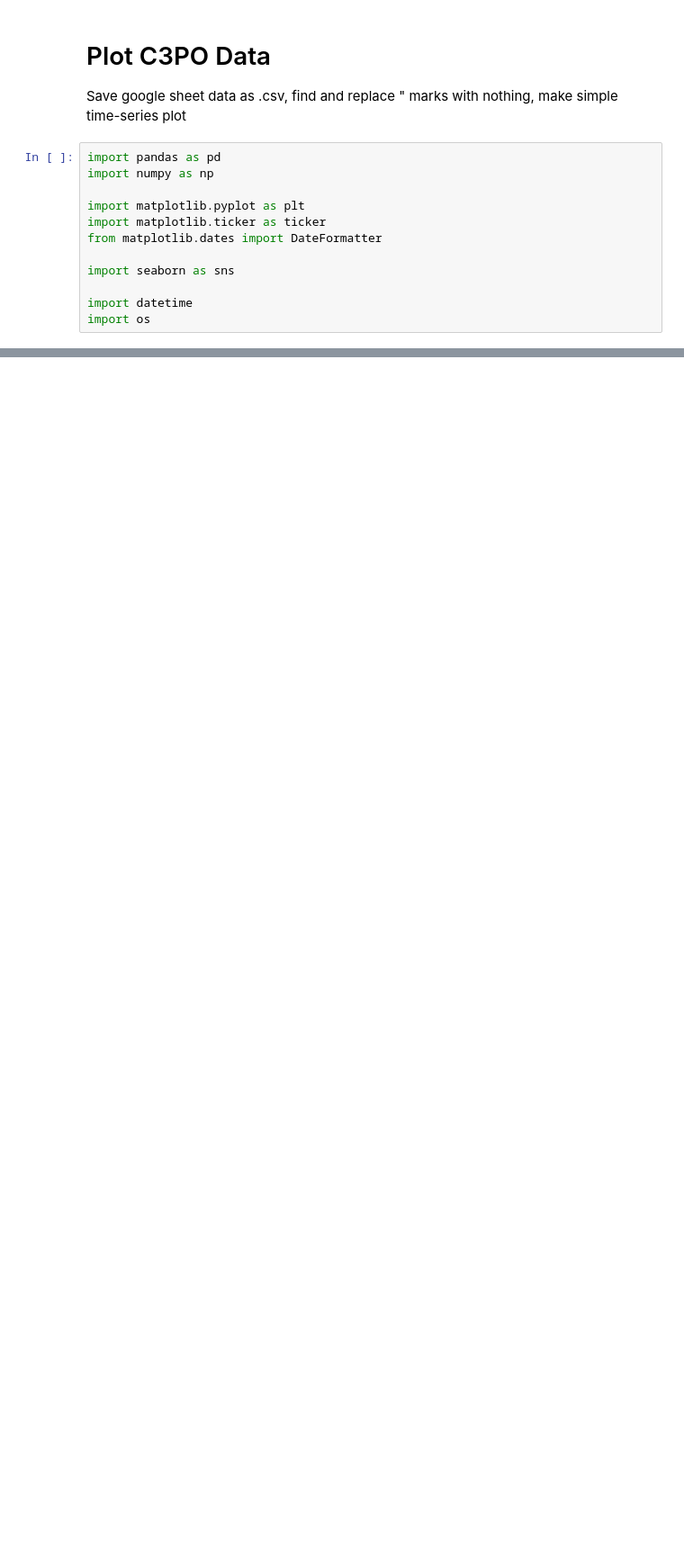
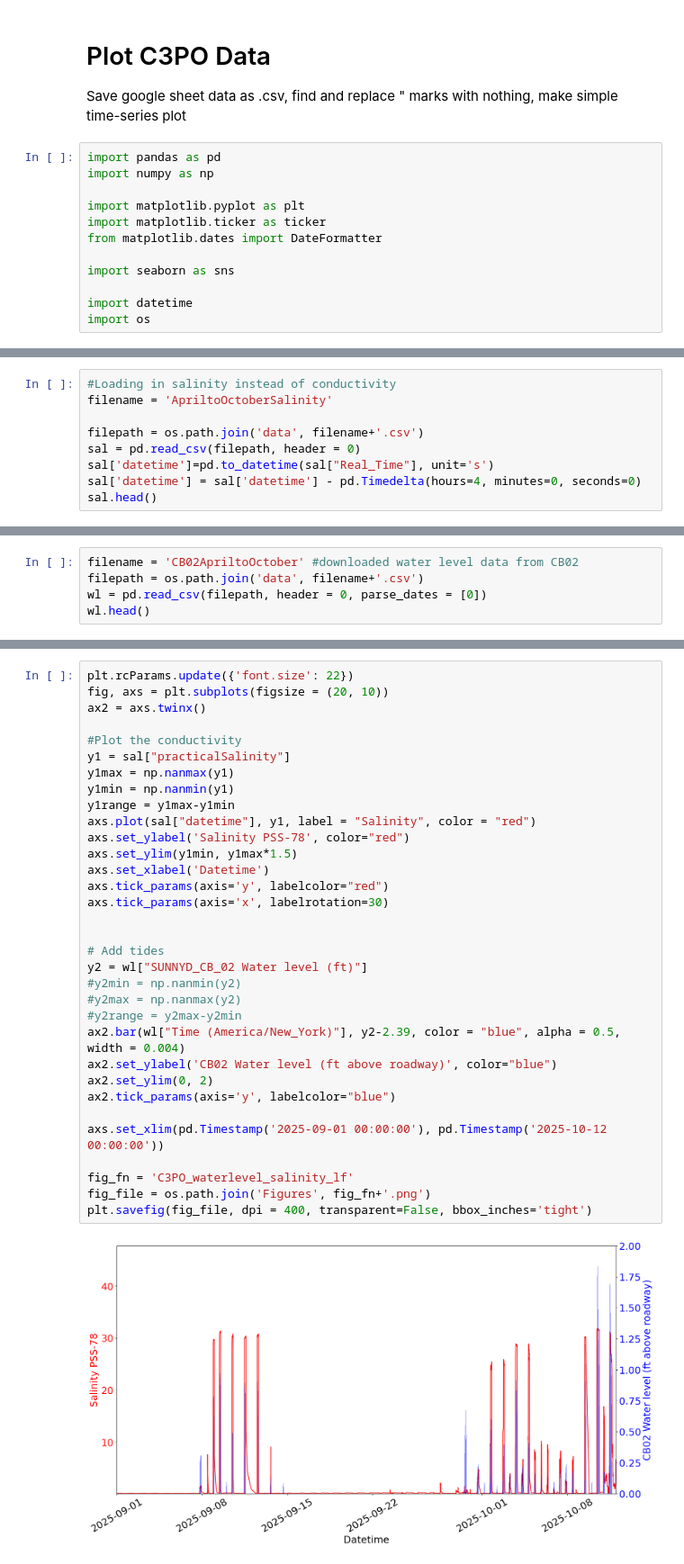
Before and after one commit to COAST-Lab/c3po, a Jupyter notebook: Data Analysis/c3po_gsheet_plot.ipynb, the cells around one changed output, grey strips where cells are left out. Shown at 90% size. Cells and saved outputs as stored; diff of their text form; blank space fills up the shorter version.

Commit message:
Added salinity data to recent plots

```diff
--- a/Data Analysis/c3po_gsheet_plot.ipynb
+++ b/Data Analysis/c3po_gsheet_plot.ipynb
@@ -38,0 +39,9 @@ plt.savefig('Figures/c3po_time-series_2025-Apr-Oct.png', dpi = 300)
+# %%
+#Loading in salinity instead of conductivity
+filename = 'ApriltoOctoberSalinity'
+
+filepath = os.path.join('data', filename+'.csv')
+sal = pd.read_csv(filepath, header = 0)
+sal['datetime']=pd.to_datetime(sal["Real_Time"], unit='s')
+sal['datetime'] = sal['datetime'] - pd.Timedelta(hours=4, minutes=0, seconds=0)
+sal.head()
@@ -38,0 +55,5 @@ plt.savefig('Figures/c3po_time-series_2025-Apr-Oct.png', dpi = 300)
+# %%
+filename = 'CB02ApriltoOctober' #downloaded water level data from CB02
+filepath = os.path.join('data', filename+'.csv')
+wl = pd.read_csv(filepath, header = 0, parse_dates = [0])
+wl.head()
@@ -38,0 +88,35 @@ plt.savefig('Figures/c3po_time-series_2025-Apr-Oct.png', dpi = 300)
+# %%
+plt.rcParams.update({'font.size': 22})
+fig, axs = plt.subplots(figsize = (20, 10))
+ax2 = axs.twinx()
+
+#Plot the conductivity
+y1 = sal["practicalSalinity"]
+y1max = np.nanmax(y1)
+y1min = np.nanmin(y1)
+y1range = y1max-y1min
+axs.plot(sal["datetime"], y1, label = "Salinity", color = "red")
+axs.set_ylabel('Salinity PSS-78', color="red")
+axs.set_ylim(y1min, y1max*1.5)
+axs.set_xlabel('Datetime')
+axs.tick_params(axis='y', labelcolor="red")
+axs.tick_params(axis='x', labelrotation=30)
+
+
+# Add tides
+y2 = wl["SUNNYD_CB_02 Water level (ft)"]
+#y2min = np.nanmin(y2)
+#y2max = np.nanmax(y2)
+#y2range = y2max-y2min
+ax2.bar(wl["Time (America/New_York)"], y2-2.39, color = "blue", alpha = 0.5, width = 0.004)
+ax2.set_ylabel('CB02 Water level (ft above roadway)', color="blue")
+ax2.set_ylim(0, 2)
+ax2.tick_params(axis='y', labelcolor="blue")
+
+axs.set_xlim(pd.Timestamp('2025-09-01 00:00:00'), pd.Timestamp('2025-10-12 00:00:00'))
+
+fig_fn = 'C3PO_waterlevel_salinity_lf'
+fig_file = os.path.join('Figures', fig_fn+'.png')
+plt.savefig(fig_file, dpi = 400, transparent=False, bbox_inches='tight')
+# %% [output]
+[figure, added]
```
Also changed, not shown: parts of 4 cells of this notebook, 7 other files.
